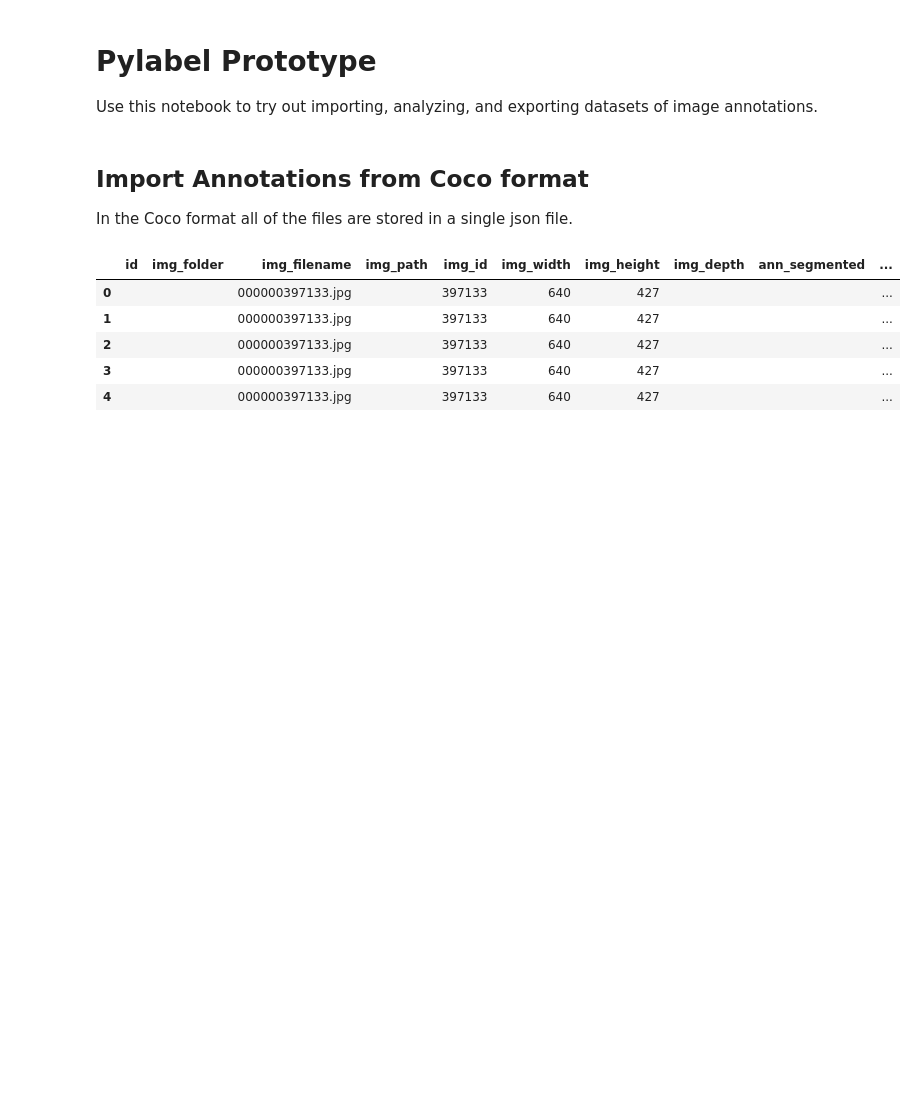
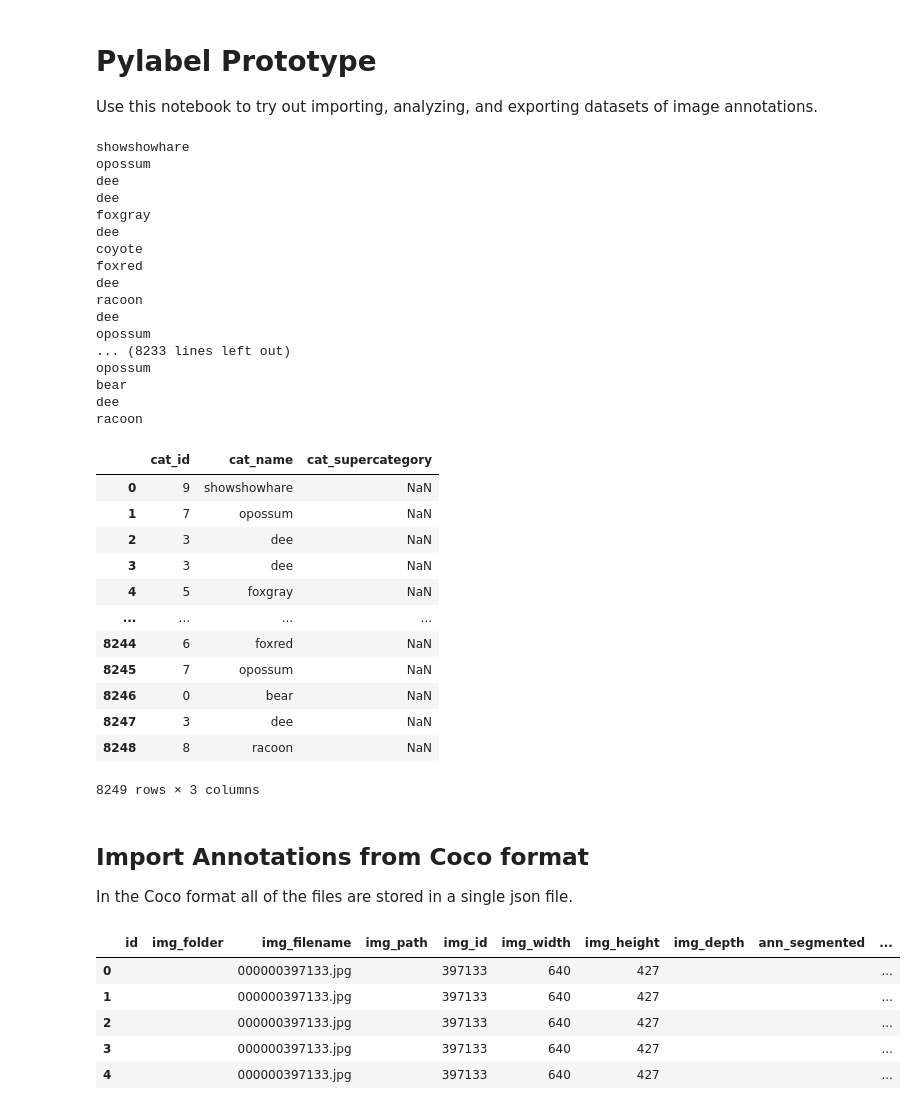
Before and after one commit to pylabel-project/pylabel, a Jupyter notebook: sample.ipynb, the cells around one changed output. Cells and saved outputs as stored; diff of their text form; code cells hidden in the pictures; blank space fills up the shorter version.

Commit message:
Import yolo and create packages

```diff
--- a/sample.ipynb
+++ b/sample.ipynb
@@ -4,6 +4,42 @@ Use this notebook to try out importing, analyzing, and exporting datasets of ima
 # %%
 from pylabelalpha import importer
 from pylabelalpha import splitter
+# %%
+#Import YAML File
+yoloclasses =["bear","cottontail","coyote","dee","elk","foxgray","foxred","opossum","racoon","snowshoehare","turkey"]
+out = importer.ImportYoloV5("../datasets/wildlife/yolo_splits/train/labels/", "329","329","jpeg",cat_names=yoloclasses, name="wildlife")
+out.df.loc[:, out.df.columns.str.startswith('cat')]
+# %% [output]
+showshowhare
+opossum
+dee
+dee
+foxgray
+dee
+coyote
+foxred
+dee
+racoon
+dee
+opossum
+... (8233 lines left out)
+opossum
+bear
+dee
+racoon
+|  | cat_id | cat_name | cat_supercategory |
+| 0 | 9 | showshowhare | NaN |
+| 1 | 7 | opossum | NaN |
+| 2 | 3 | dee | NaN |
+| 3 | 3 | dee | NaN |
+| 4 | 5 | foxgray | NaN |
+| ... | ... | ... | ... |
+| 8244 | 6 | foxred | NaN |
+| 8245 | 7 | opossum | NaN |
+| 8246 | 0 | bear | NaN |
+| 8247 | 3 | dee | NaN |
+| 8248 | 8 | racoon | NaN |
+8249 rows × 3 columns
 # %% [markdown]
 ## Import Annotations from Coco format
 In the Coco format all of the files are stored in a single json file.
```
Also changed, not shown: parts of 8 cells of this notebook, 3 other files.
